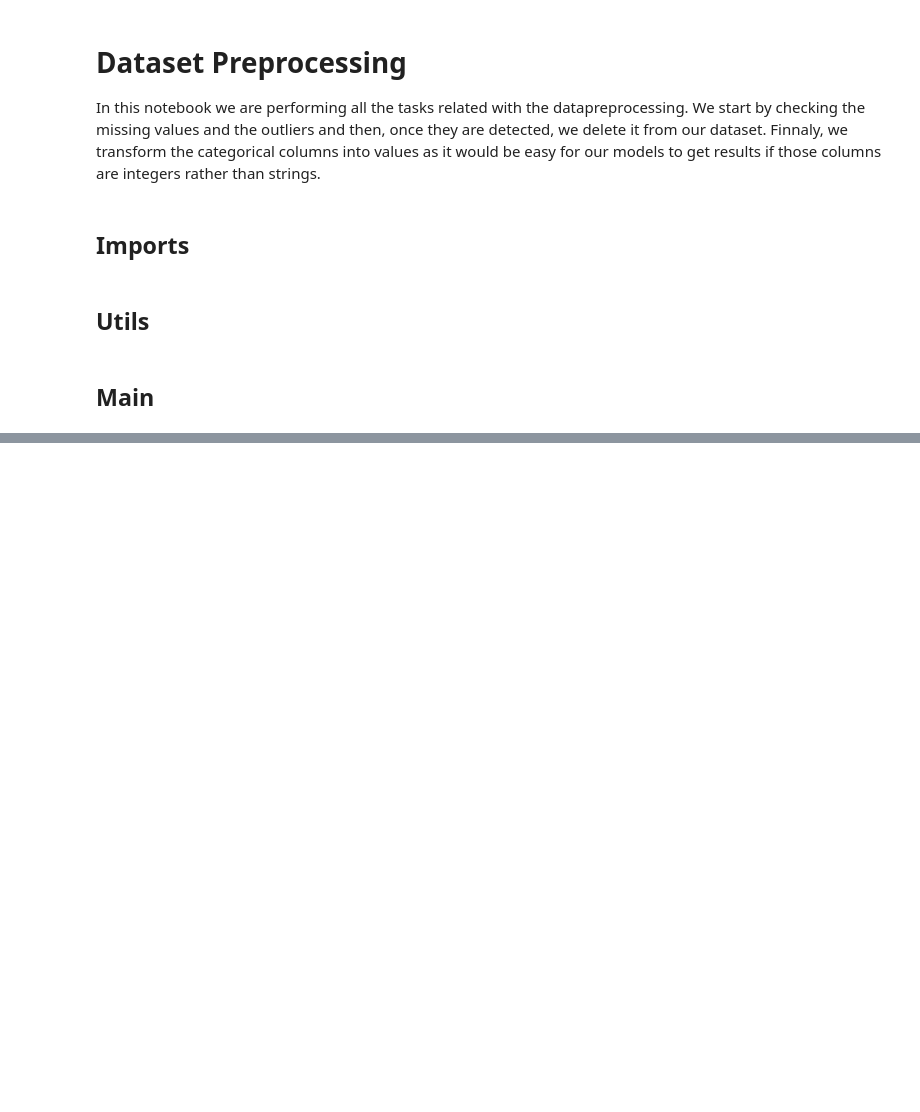
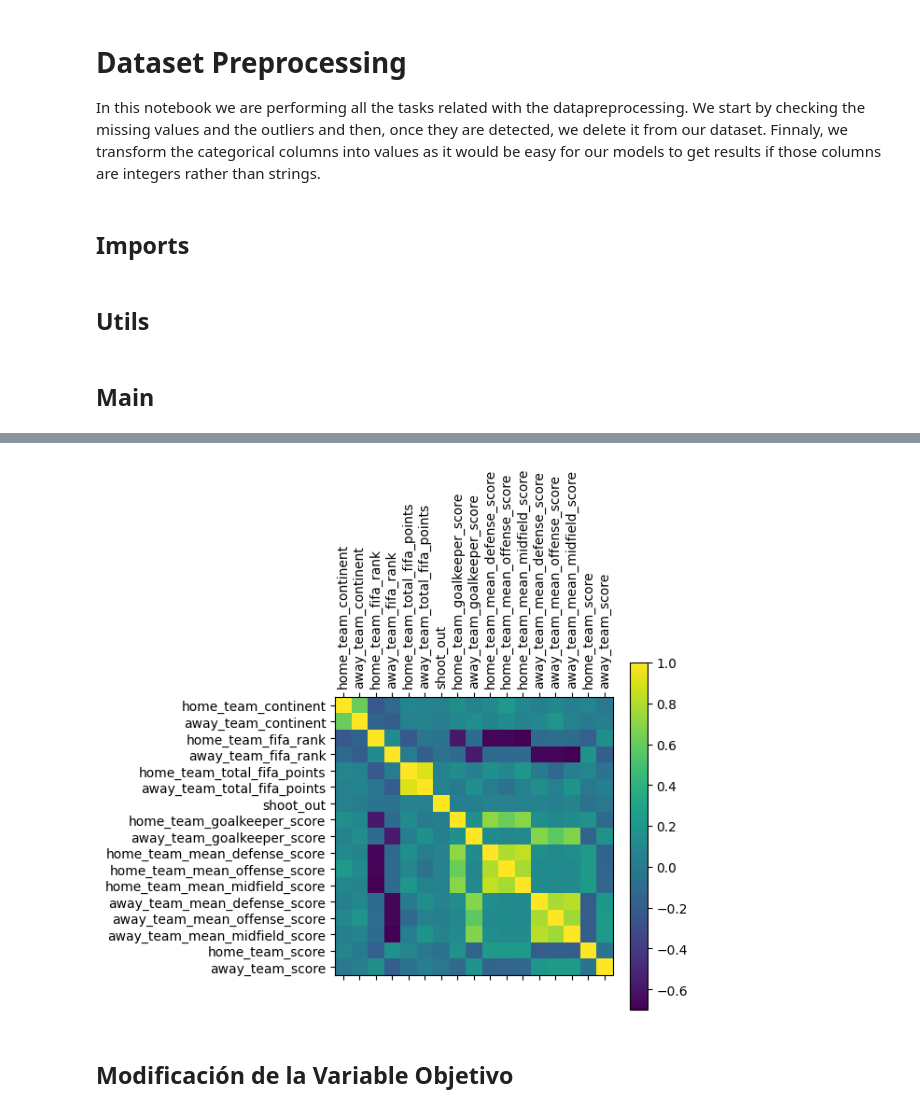
Before and after one commit to IFibla/Prac_FIFA_World_Cup_APA, a Jupyter notebook: Src/Jupyter Notebook/_00_Dataset_Preprocessing.ipynb, the cells around one changed output, grey strips where cells are left out. Cells and saved outputs as stored; diff of their text form; code cells hidden in the pictures; blank space fills up the shorter version.

```diff
--- a/Src/Jupyter Notebook/_00_Dataset_Preprocessing.ipynb
+++ b/Src/Jupyter Notebook/_00_Dataset_Preprocessing.ipynb
@@ -35,28 +37,33 @@ def dataframe_to_dictionary(df, key, continue_list=None):
             result[_key] = _val
     return result
 # %%
-def make_plots(df, plot=0):
+def make_plots(df, plot=0, objective_vars=2):
     corr_matrix = df.corr()
+    if objective_vars == 2:
+        home_team = dataframe_to_dictionary(corr_matrix, 'home_team_score', ['home_team_score', 'away_team_score'])
+        away_team = dataframe_to_dictionary(corr_matrix, 'away_team_score', ['home_team_score', 'away_team_score'])
 
-    home_team = dataframe_to_dictionary(corr_matrix, 'home_team_score', ['home_team_score', 'away_team_score'])
-    away_team = dataframe_to_dictionary(corr_matrix, 'away_team_score', ['home_team_score', 'away_team_score'])
+        home_team = dict(sorted(home_team.items(), key=lambda item: item[1]))
+        away_team = dict(sorted(away_team.items(), key=lambda item: item[1]))
+    elif objective_vars == 1:
+        home_team = dataframe_to_dictionary(corr_matrix, 'result', ['result'])
+        home_team = dict(sorted(home_team.items(), key=lambda item: item[1]))
 
-    home_team = dict(sorted(home_team.items(), key=lambda item: item[1]))
-    away_team = dict(sorted(away_team.items(), key=lambda item: item[1]))
     if plot == 0:
-        fig, (ax0, ax1, ax2) = plt.subplots(3, 1)
-        ax0.matshow(corr_matrix)
-        ax0.set_title('Correlation Matrix', fontsize=8)
-        ax0.set_xticklabels(list(range(len(corr_matrix.keys()))), fontsize=5)
-        ax0.set_yticklabels(list(corr_matrix.keys()), fontsize=5)
+        fig, ax = plt.subplots(objective_vars+1, 1)
+        ax[0].matshow(corr_matrix)
+        ax[0].set_title('Correlation Matrix', fontsize=8)
+        ax[0].set_xticklabels(list(range(len(corr_matrix.keys()))), fontsize=5)
+        ax[0].set_yticklabels(list(corr_matrix.keys()), fontsize=5)
 
-        ax1.set_title('Home Team Variables Correlation', fontsize=8)
-        ax1.barh(list(home_team.keys()), list(home_team.values()))
-        ax1.set_yticklabels(list(home_team.keys()), fontsize=5)
+        ax[1].set_title('Home Team Variables Correlation', fontsize=8)
+        ax[1].barh(list(home_team.keys()), list(home_team.values()))
+        ax[1].set_yticklabels(list(home_team.keys()), fontsize=5)
 
-        ax2.set_title('Away Team Variables Correlation', fontsize=8)
-        ax2.barh(list(away_team.keys()), list(away_team.values()))
-        ax2.set_yticklabels(list(away_team.keys()), fontsize=5)
+        if objective_vars == 2:
+            ax[2].set_title('Away Team Variables Correlation', fontsize=8)
+            ax[2].barh(list(away_team.keys()), list(away_team.values()))
+            ax[2].set_yticklabels(list(away_team.keys()), fontsize=5)
 
         fig.tight_layout()
 
@@ -70,11 +77,17 @@ def make_plots(df, plot=0):
         plt.title('Home Team Variables Correlation')
         plt.barh(list(home_team.keys()), list(home_team.values()))
         plt.yticks(list(home_team.keys()))
+
     elif plot == 3:
         plt.title('Away Team Variables Correlation')
         plt.barh(list(away_team.keys()), list(away_team.values()))
         plt.yticks(list(away_team.keys()))
 
+    elif plot == 4:
+        plt.title('Result Variable Correlation')
+        plt.barh(list(home_team.keys()), list(home_team.values()))
+        plt.yticks(list(home_team.keys()))
+
     plt.show()
 # %% [markdown]
 ## Main
@@ -97,4 +151,8 @@ replace_keys = ['home_team_continent', 'away_team_continent', 'shoot_out']
 replace_input = [['Africa', 'Asia', 'Europe', 'North America', 'Oceania', 'South America'], ['Africa', 'Asia', 'Europe', 'North America', 'Oceania', 'South America'], ['No', 'Yes']]
 df_without_NaN_UnusedVars_KeysReplaced = replace_string_to_int_dataframe(df_without_NaN_UnusedVars_KeysReplaced, replace_keys, replace_input)
 # %%
-make_plots(df_without_NaN_UnusedVars_KeysReplaced, 3)
+make_plots(df_without_NaN_UnusedVars_KeysReplaced, 1)
+# %% [output]
+[figure, added]
+# %% [markdown]
+## Modificación de la Variable Objetivo
```
Also changed, not shown: parts of 18 cells of this notebook, 14 other files.
